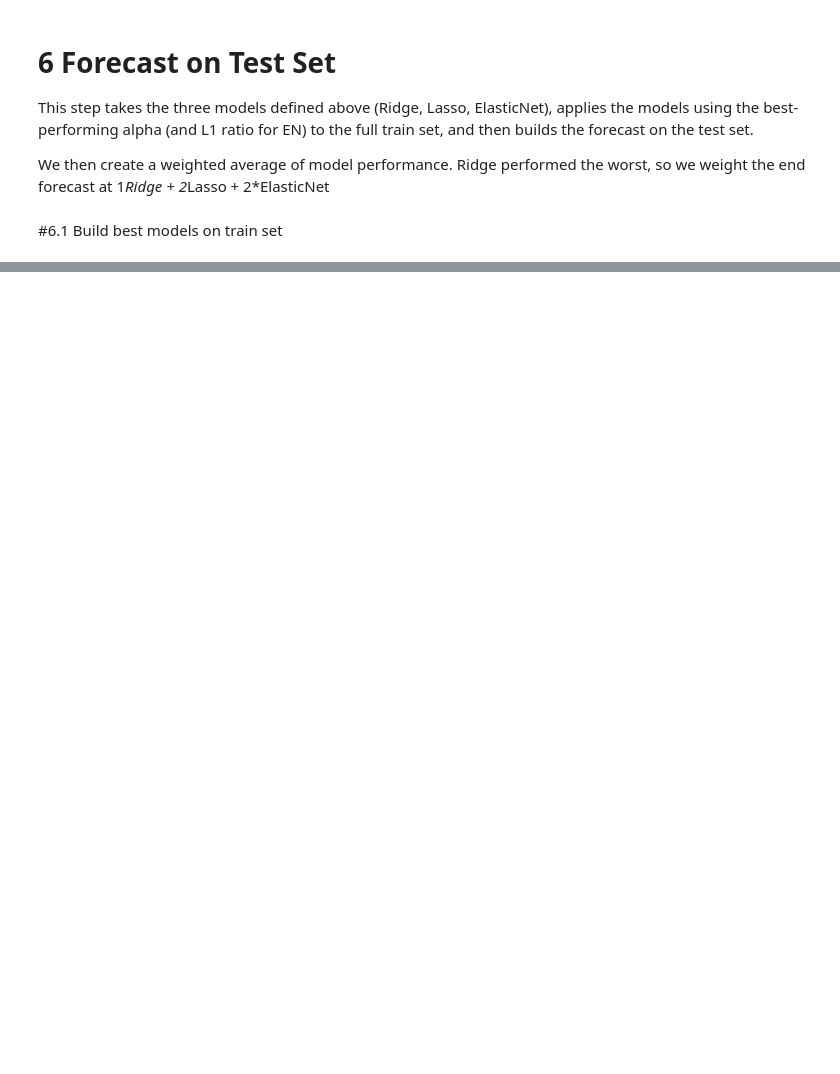
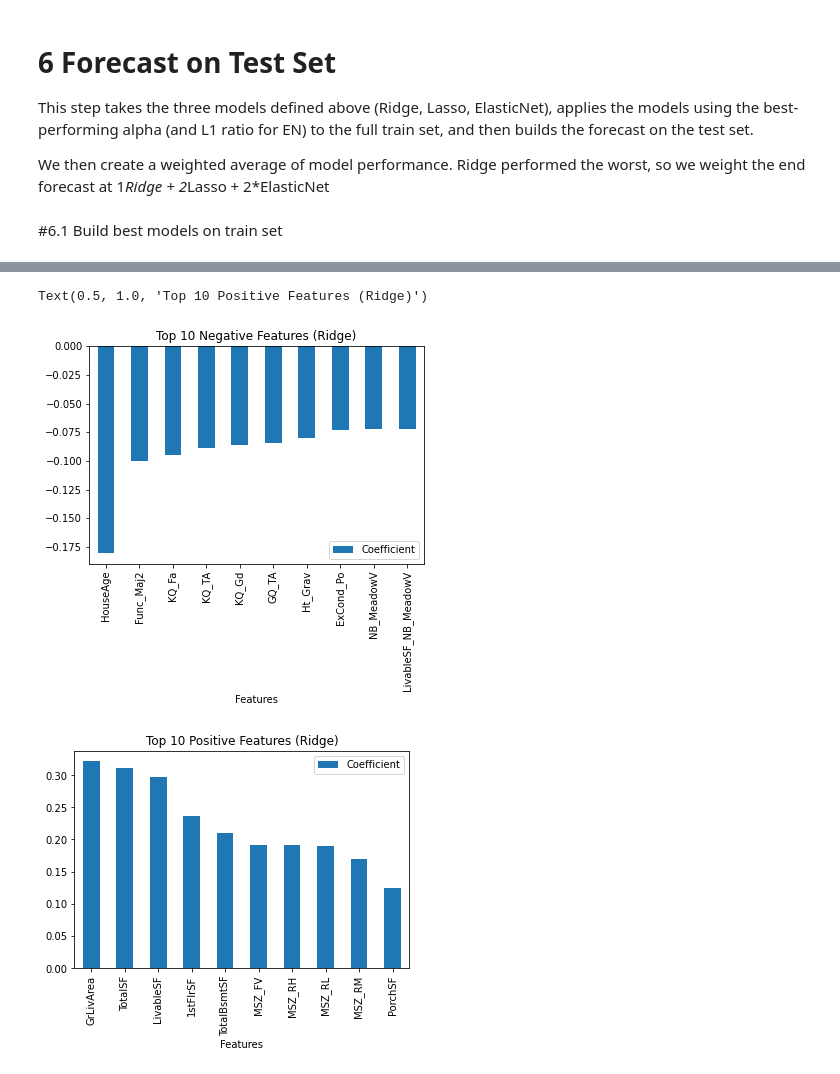
Before and after one commit to weswest/MSDS422, a Jupyter notebook: MSDS_422_Assignment3.ipynb, the cells around one changed output, grey strips where cells are left out. Saved outputs shown, nothing was run; the diff lists cells and outputs as text; code cells hidden in the pictures; blank space fills up the shorter version.

```diff
--- a/MSDS_422_Assignment3.ipynb
+++ b/MSDS_422_Assignment3.ipynb
@@ -881,14 +881,29 @@ Create the following new fields:
 1. Age of house features
 2. Square Footage aggregates
 # %%
+to_delete = []
+
 df_all['HouseAge'] = df_all['YrSold'] - df_all['YearBuilt']
 df_all['RemodelAge'] = df_all['YrSold'] - df_all['YearRemodAdd']
 df_all['GarageAge'] = df_all['YrSold'] - df_all['GarageYrBlt']
+
+to_delete.append('YearBuilt')
+to_delete.append('YearRemodAdd')
+to_delete.append('GarageYrBlt')
 # %%
 df_all['TotalSF'] = df_all['TotalBsmtSF'] + df_all['GrLivArea']
 df_all['BsmtFinSF'] = df_all['BsmtFinSF1'] + df_all['BsmtFinSF2']
 df_all['LivableSF'] = df_all['TotalSF'] - df_all['BsmtUnfSF']
 df_all['PorchSF'] = df_all['ScreenPorch'] + df_all['EnclosedPorch'] + df_all['OpenPorchSF'] + df_all['WoodDeckSF'] + df_all['3SsnPorch']
+
+to_delete.append('BsmtFinSF1')
+to_delete.append('BsmtFinSF2')
+to_delete.append('BsmtUnfSF')
+to_delete.append('ScreenPorch')
+to_delete.append('EnclosedPorch')
+to_delete.append('OpenPorchSF')
+to_delete.append('WoodDeckSF')
+to_delete.append('3SsnPorch')
 # %%
 df_all['Fireplaces'][df_all['Fireplaces'] > 1] = 1
 df_all['KitchenAbvGr'][df_all['KitchenAbvGr'] > 1] = 1
@@ -1129 +1191,5 @@ power = PowerTransformer(method = 'yeo-johnson', standardize = False)
 pca = PCA(n_components = 10)
+# %%
+LR_pipe = make_pipeline(power, scaler, LinearRegression())
+score = kfold_cv_rmsle(LR_pipe, df_train, y_train)
+print("Linear Regression score: {:.4f} ({:.4f})\n".format(score.mean(), score.std()))
@@ -1359,0 +1558,13 @@ sub['SalePrice'] = final_pred
+# %%
+coeff_df = pd.DataFrame(RidgeMd.named_steps['ridge'].coef_.T,df_train.columns,columns=['Coefficient'])
+coeff_df.sort_values(by='Coefficient').head(10).plot(kind='bar')
+plt.xlabel('Features')
+plt.title('Top 10 Negative Features (Ridge)')
+
+coeff_df.sort_values(by='Coefficient',ascending=False).head(10).plot(kind='bar')
+plt.xlabel('Features')
+plt.title('Top 10 Positive Features (Ridge)')
+# %% [output]
+Text(0.5, 1.0, 'Top 10 Positive Features (Ridge)')
+[figure, added]
+[figure, added]
```
Also changed, not shown: parts of 26 cells of this notebook.
